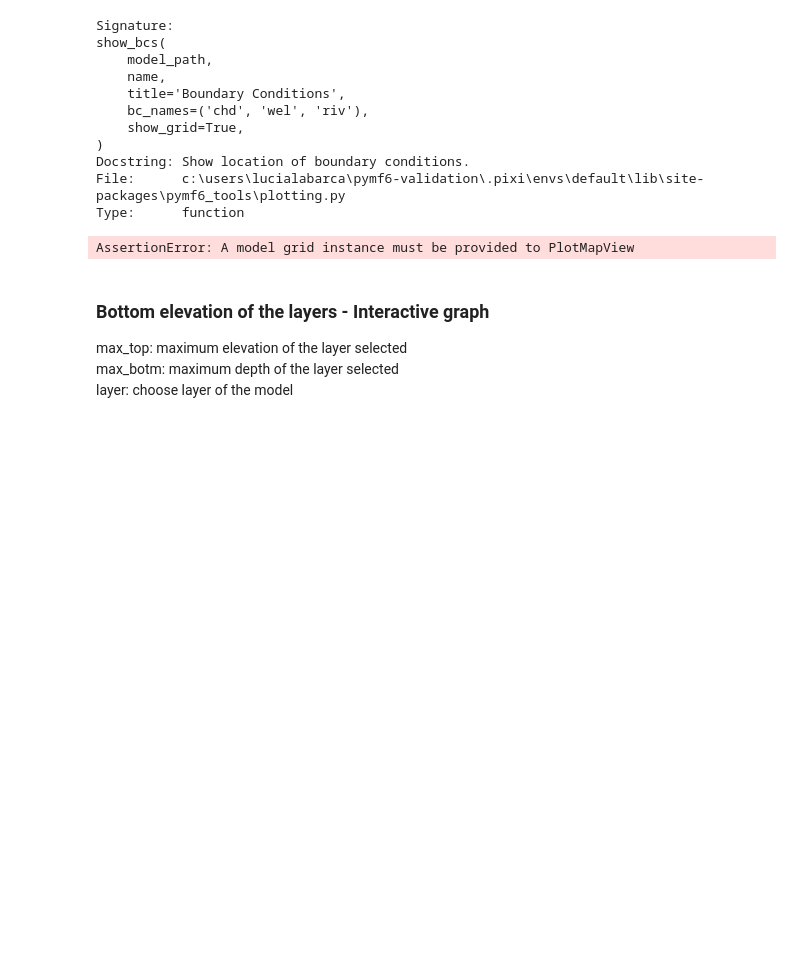
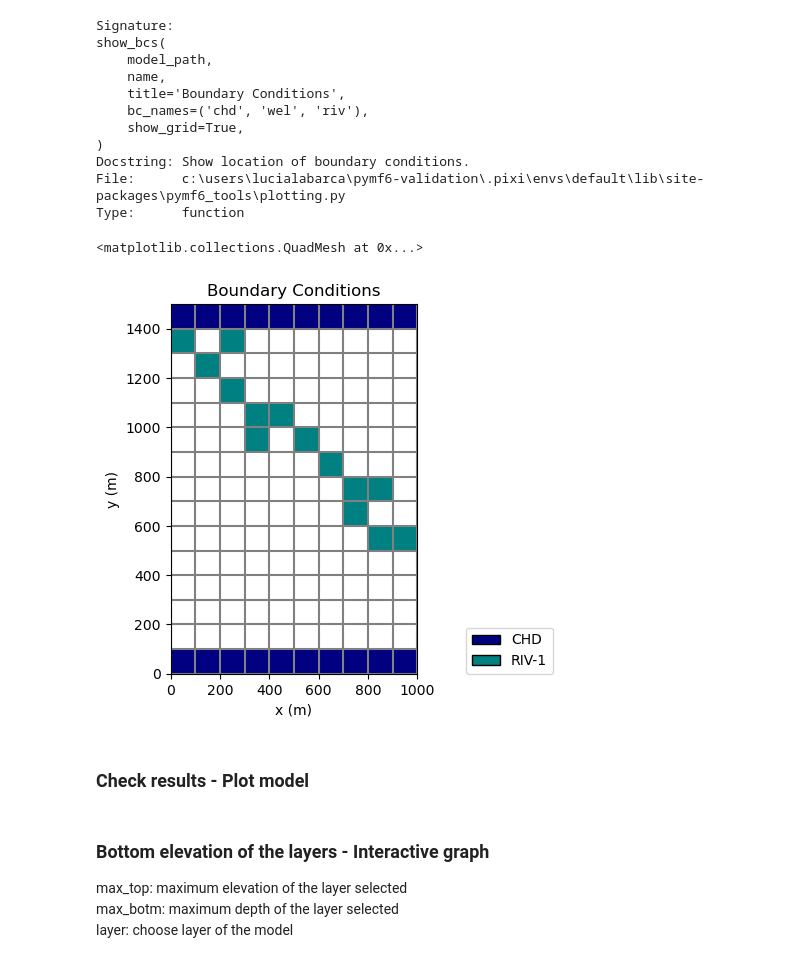
Before and after one commit to hydrocomputing/pymf6-validation, a Jupyter notebook: src/notebooks/1_river_well_model.ipynb, the cells around one changed output. Drawn from its saved outputs; the diff is of its cells as text; code cells hidden in the pictures; blank space fills up the shorter version.

```diff
--- a/src/notebooks/1_river_well_model.ipynb
+++ b/src/notebooks/1_river_well_model.ipynb
@@ -51,5 +54,4 @@ from pymf6_tools.plotting import show_heads, show_well_head, show_concentration,
 # %%
 model_path = 'models/riverbase'
 model_name = "riverbase"
-model_name = 'gwf_' + model_name
 # %% [markdown]
@@ -129,9 +82,12 @@ Docstring: Show location of boundary conditions.
 File:      c:\users\lucialabarca\pymf6-validation\.pixi\envs\default\lib\site-packages\pymf6_tools\plotting.py
 Type:      function
 # %%
-show_bcs(model_path, model_name, bc_names=('chd','riv-1', 'wel'))
+show_bcs(model_path, model_name, bc_names=('chd','riv-1'))
 # %% [output]
-AssertionError: A model grid instance must be provided to PlotMapView
+<matplotlib.collections.QuadMesh at 0x...>
+[figure, added]
+# %% [markdown]
+### Check results - Plot model
 # %% [markdown]
 ### Bottom elevation of the layers - Interactive graph
 max_top: maximum elevation of the layer selected
```
Also changed, not shown: parts of 36 cells of this notebook, 34 other files.
